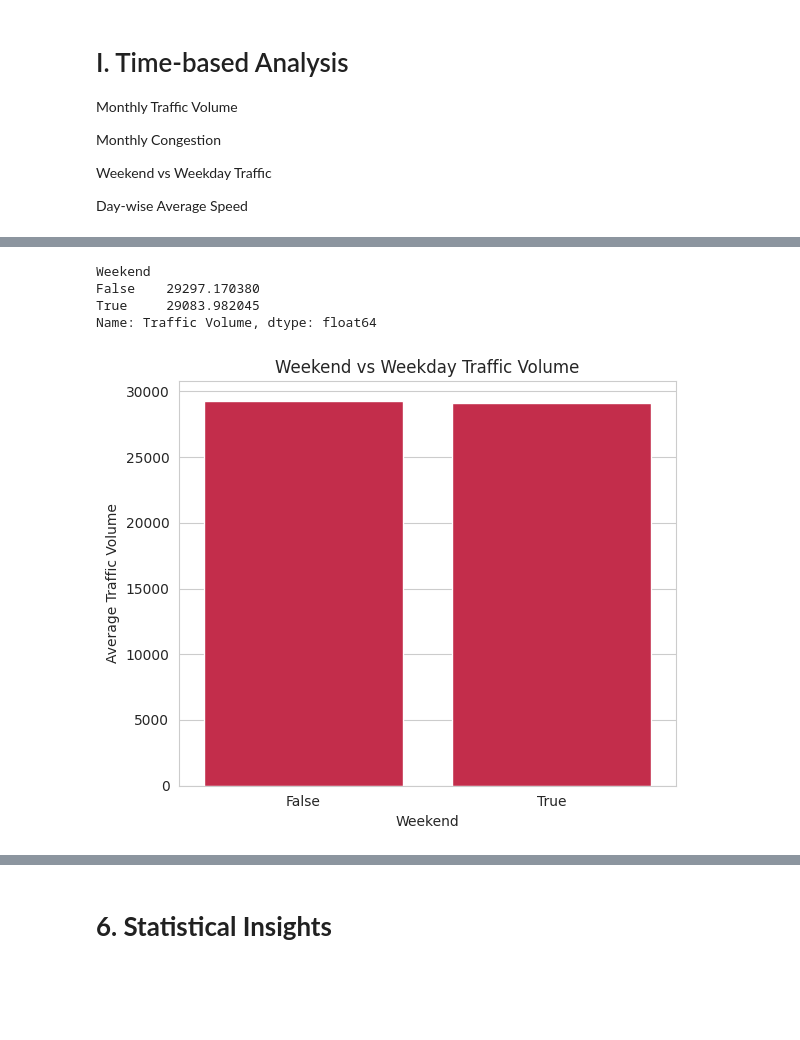
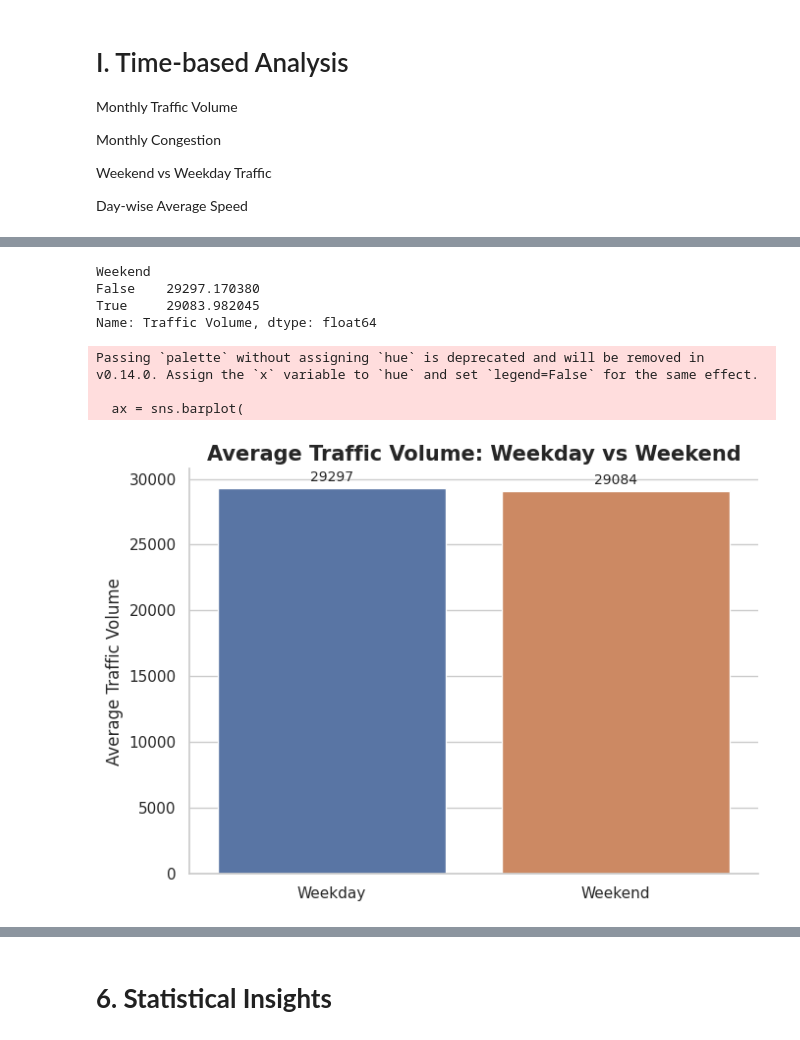
Before and after one commit to RathinG/capstone, a Jupyter notebook: Capstone_Project_(TEAM_1).ipynb, the cells around one changed output, grey strips where cells are left out. Cells and saved outputs as stored; diff of their text form; code cells hidden in the pictures; blank space fills up the shorter version.

```diff
--- a/Capstone_Project_(TEAM_1).ipynb
+++ b/Capstone_Project_(TEAM_1).ipynb
@@ -1131,0 +1173,18 @@ Average Speed vs Travel Time Index
+# %%
+# I am grouping traffic volume into intervals of 10000.
+df['Traffic Group'] = (df['Traffic Volume']//10000)*10000
+
+# I am calculating the average speed for each traffic volume interval.
+speed_summary = (
+    df.groupby('Traffic Group')['Average Speed']
+      .mean()
+      .reset_index()
+)
+
+# I am calculating the percentage change in average speed.
+speed_summary['Percentage Change'] = (
+    speed_summary['Average Speed']
+    .pct_change()*100
+)
+
+print(speed_summary)
@@ -1348,31 +1612,47 @@ Name: Congestion Level, dtype: float64
 # %%
 # I am calculating the average traffic volume for weekdays and weekends.
 weekend_traffic = df.groupby('Weekend')['Traffic Volume'].mean()
 
 # I am displaying the average traffic volume for weekdays and weekends.
 print(weekend_traffic)
 
 # I am creating a bar plot to compare the average traffic volume between weekdays and weekends.
-plt.figure(figsize=(6, 5))
-sns.barplot(
-    x=weekend_traffic.index.astype(str),
+labels = ['Weekday', 'Weekend']
+
+plt.figure(figsize=(7, 5))
+
+ax = sns.barplot(
+    x=labels,
     y=weekend_traffic.values,
-    color='crimson'
+    palette=['#4C72B0', '#DD8452']
 )
 
-plt.title('Weekend vs Weekday Traffic Volume')
-plt.xlabel('Weekend')
-plt.ylabel('Average Traffic Volume')
+# Add value labels on top of the bars
+for container in ax.containers:
+    ax.bar_label(container, fmt='%.0f', padding=3, fontsize=10)
+
+plt.title(
+    'Average Traffic Volume: Weekday vs Weekend',
+    fontsize=15,
+    fontweight='bold'
+)
+
+plt.xlabel('')
+plt.ylabel('Average Traffic Volume', fontsize=12)
+
+sns.despine()
 
 plt.tight_layout()
-
 plt.show()
 # %% [output]
 Weekend
 False    29297.170380
 True     29083.982045
 Name: Traffic Volume, dtype: float64
+Passing `palette` without assigning `hue` is deprecated and will be removed in v0.14.0. Assign the `x` variable to `hue` and set `legend=False` for the same effect.
+
+  ax = sns.barplot(
-[figure, old version]
+[figure, new version]
 # %%
 # I am arranging the days of the week in chronological order.
 day_order = [
```
Also changed, not shown: parts of 15 cells of this notebook.
